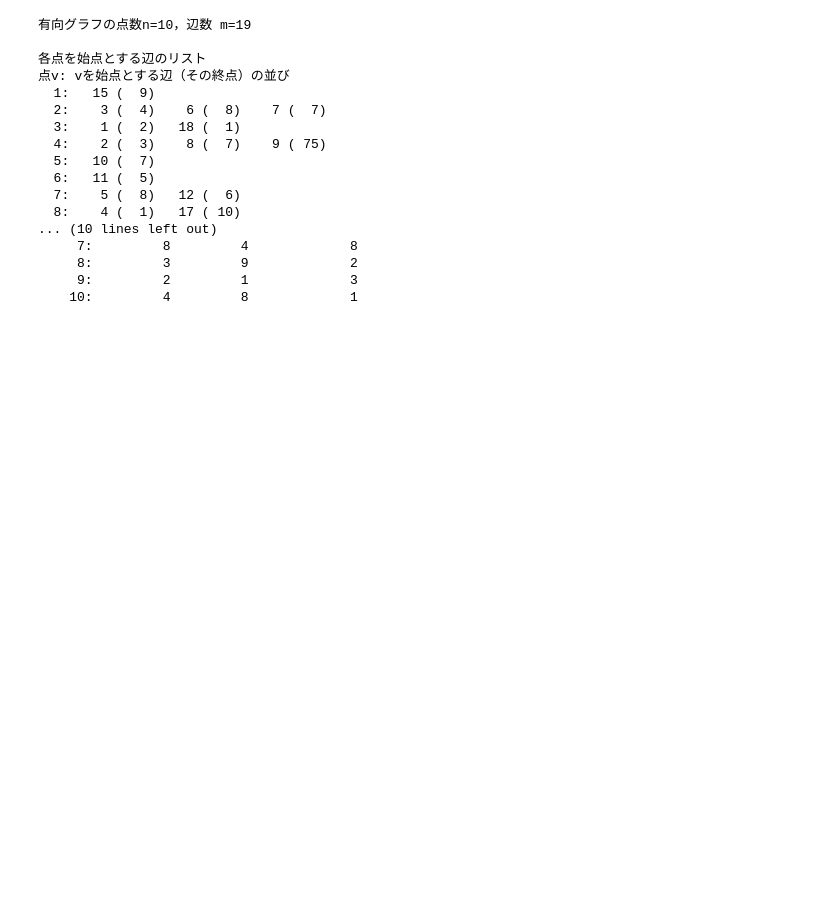
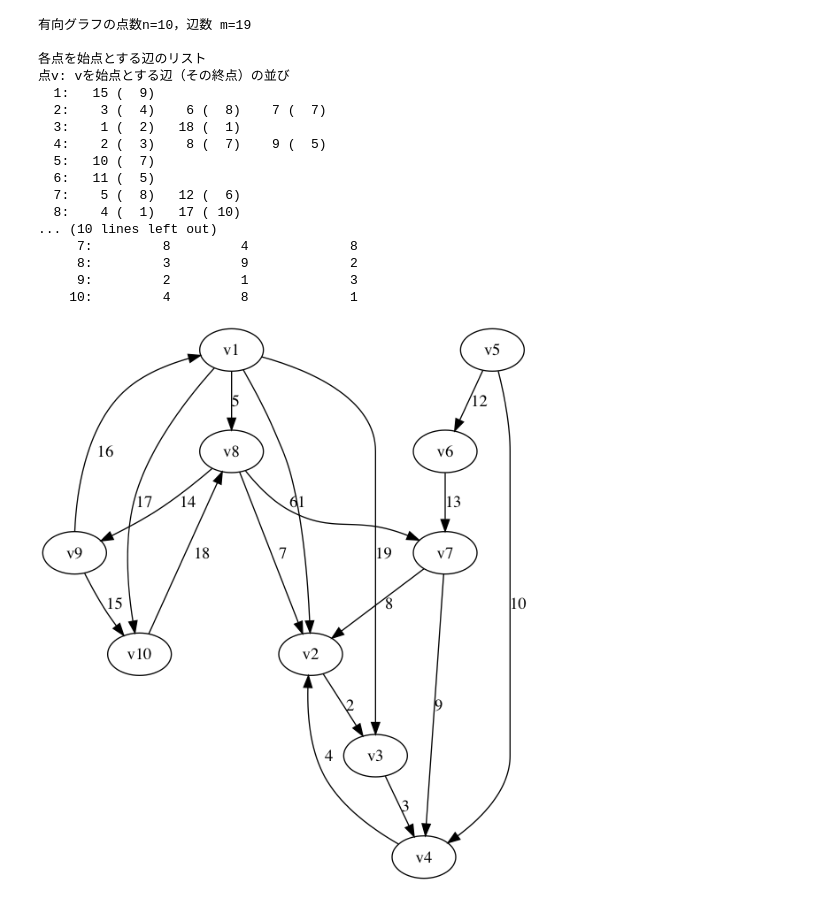
Before and after one commit to ysaito8015/graph-netowork-algorithm, a Jupyter notebook: digraphdfs.ipynb, the cells around one changed output. Saved outputs shown, nothing was run; the diff lists cells and outputs as text; code cells hidden in the pictures; blank space fills up the shorter version.

```diff
--- a/digraphdfs.ipynb
+++ b/digraphdfs.ipynb
@@ -1,4 +1,6 @@
 # %%
+//%cflags:-lm
+
 #include <stdio.h>
 #define vmaxsize 1000
 #define emaxsize 2000
@@ -17,8 +19,8 @@ int k, j;  // kは先行順のラベル，jは後行順のラベル
 int n = 10;
 int m = 19;
 //m本の各辺の始点と終点
-int head[] = {1,2,3,4,1,8,8,7,7,75,7,5,6,8,9,9,1,10,1};
-int tail[] = {2,3,4,2,8,7,2,2,4,4,5,6,7,9,10,1,10,8,3};
+int head[] = { 1, 2, 3, 4, 1, 8, 8, 7, 7, 5, 7, 5, 6, 8, 9, 9, 1,10, 1};
+int tail[] = { 2, 3, 4, 2, 8, 7, 2, 2, 4, 4, 5, 6, 7, 9,10, 1,10, 8, 3};
 
 // グローバル変数
 
@@ -132,7 +134,7 @@ void distand_incidence_list_output(void){// 各点を始点とする接続辺リ
   1:   15 (  9)
   2:    3 (  4)    6 (  8)    7 (  7)
   3:    1 (  2)   18 (  1)
-  4:    2 (  3)    8 (  7)    9 ( 75)
+  4:    2 (  3)    8 (  7)    9 (  5)
   5:   10 (  7)
   6:   11 (  5)
   7:    5 (  8)   12 (  6)
@@ -142,3 +144,11 @@ void distand_incidence_list_output(void){// 各点を始点とする接続辺リ
      8:         3         9             2
      9:         2         1             3
     10:         4         8             1
+# %%
+import pydotplus
+from IPython.display import Image
+graph = pydotplus.graphviz.graph_from_dot_file('tree.dot')
+graph.write_png('tree.png')
+Image(graph.create_png())
+# %% [output]
+[figure, added]
```
Also changed, not shown: 2 other files.
